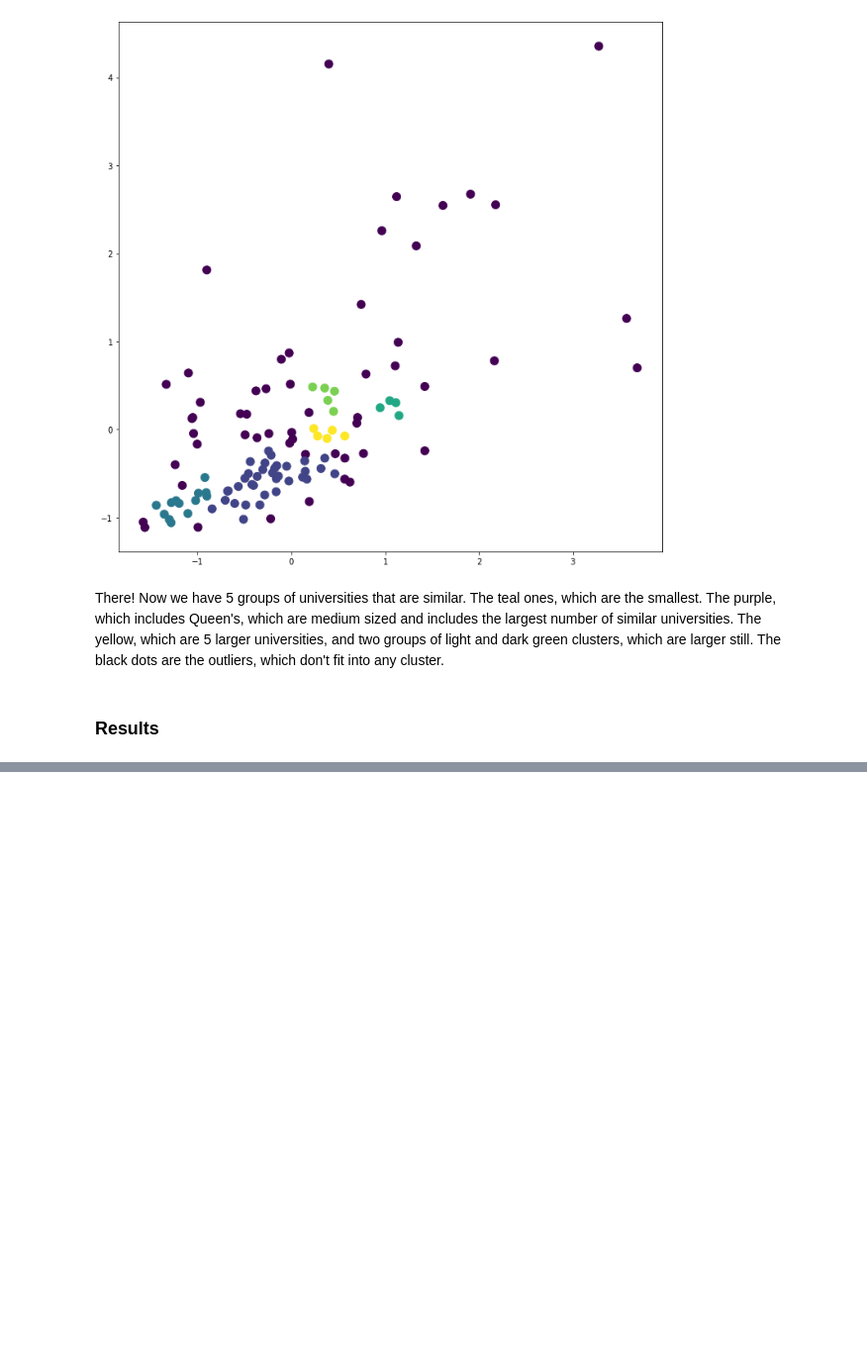
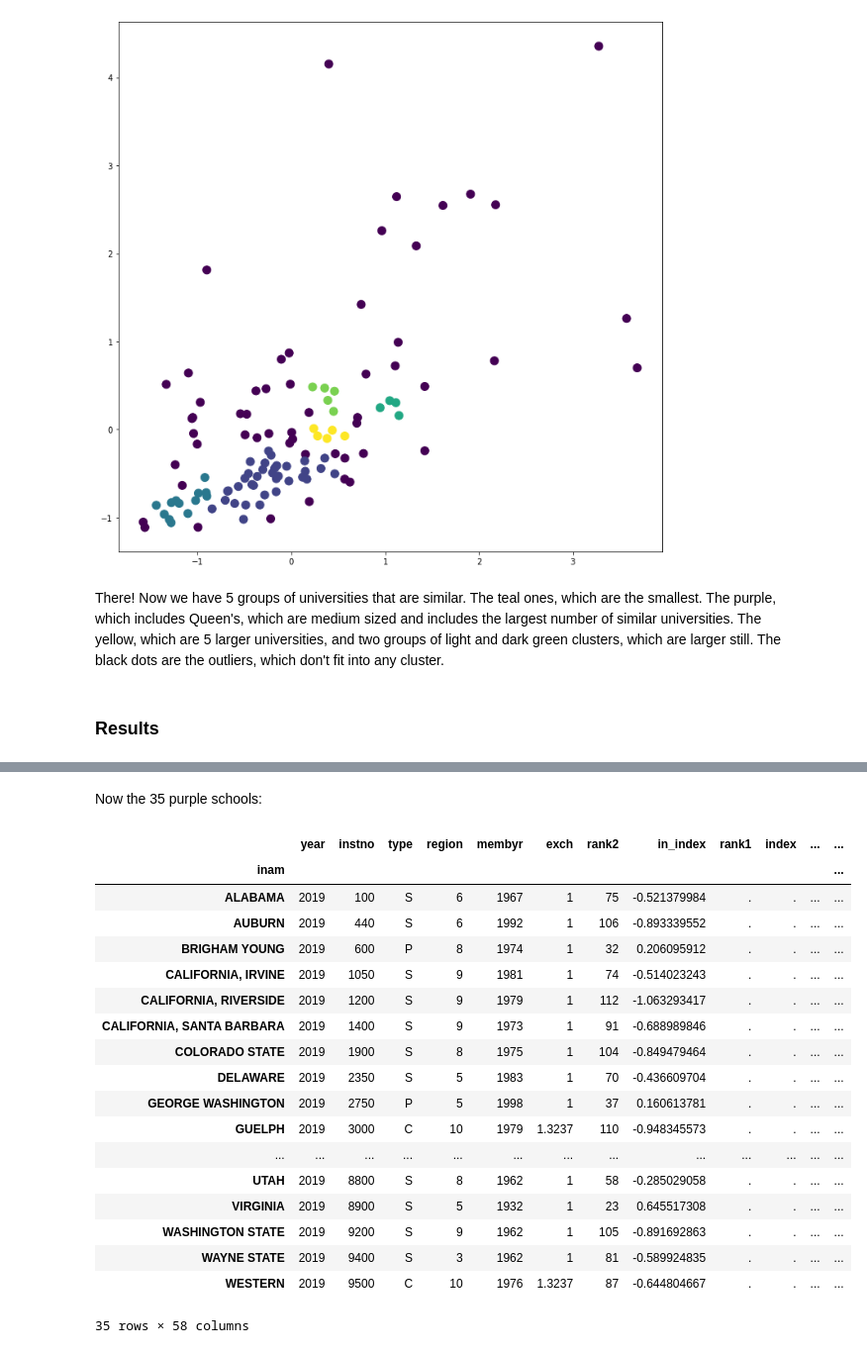
Before and after one commit to AmandaRW/capstone, a Jupyter notebook: ARL Library comparisons.ipynb, the cells around one changed output, grey strips where cells are left out. Shown: that part at 99% size. Drawn from its saved outputs; the diff is of its cells as text; code cells hidden in the pictures; blank space fills up the shorter version.

```diff
--- a/ARL Library comparisons.ipynb
+++ b/ARL Library comparisons.ipynb
@@ -304,0 +293,5 @@ print(clusters[0])
+# %%
+df_data_1["Clus_Db"]=model.labels_
+df_data_1[df_data_1["Clus_Db"]==0]
+
+df_data_1[df_data_1["Clus_Db"]==1]
@@ -304,0 +315,27 @@ print(clusters[0])
+# %% [markdown]
+Now the 35 purple schools:
+# %%
+df_data_1["Clus_Db"]=model.labels_
+df_data_1[df_data_1["Clus_Db"]==-1]
+
+df_data_1[df_data_1["Clus_Db"]==0]
+# %% [output]
+|  | year | instno | type | region | membyr | exch | rank2 | in_index | rank1 | index | ... | ... |
+| inam |  |  |  |  |  |  |  |  |  |  |  | ... |
+| ALABAMA | 2019 | 100 | S | 6 | 1967 | 1 | 75 | -0.521379984 | . | . | ... | ... |
+| AUBURN | 2019 | 440 | S | 6 | 1992 | 1 | 106 | -0.893339552 | . | . | ... | ... |
+| BRIGHAM YOUNG | 2019 | 600 | P | 8 | 1974 | 1 | 32 | 0.206095912 | . | . | ... | ... |
+| CALIFORNIA, IRVINE | 2019 | 1050 | S | 9 | 1981 | 1 | 74 | -0.514023243 | . | . | ... | ... |
+| CALIFORNIA, RIVERSIDE | 2019 | 1200 | S | 9 | 1979 | 1 | 112 | -1.063293417 | . | . | ... | ... |
+| CALIFORNIA, SANTA BARBARA | 2019 | 1400 | S | 9 | 1973 | 1 | 91 | -0.688989846 | . | . | ... | ... |
+| COLORADO STATE | 2019 | 1900 | S | 8 | 1975 | 1 | 104 | -0.849479464 | . | . | ... | ... |
+| DELAWARE | 2019 | 2350 | S | 5 | 1983 | 1 | 70 | -0.436609704 | . | . | ... | ... |
+| GEORGE WASHINGTON | 2019 | 2750 | P | 5 | 1998 | 1 | 37 | 0.160613781 | . | . | ... | ... |
+| GUELPH | 2019 | 3000 | C | 10 | 1979 | 1.3237 | 110 | -0.948345573 | . | . | ... | ... |
+| ... | ... | ... | ... | ... | ... | ... | ... | ... | ... | ... | ... | ... |
+| UTAH | 2019 | 8800 | S | 8 | 1962 | 1 | 58 | -0.285029058 | . | . | ... | ... |
+| VIRGINIA | 2019 | 8900 | S | 5 | 1932 | 1 | 23 | 0.645517308 | . | . | ... | ... |
+| WASHINGTON STATE | 2019 | 9200 | S | 9 | 1962 | 1 | 105 | -0.891692863 | . | . | ... | ... |
+| WAYNE STATE | 2019 | 9400 | S | 3 | 1962 | 1 | 81 | -0.589924835 | . | . | ... | ... |
+| WESTERN | 2019 | 9500 | C | 10 | 1976 | 1.3237 | 87 | -0.644804667 | . | . | ... | ... |
+35 rows × 58 columns
```
Also changed, not shown: parts of 19 cells of this notebook.
